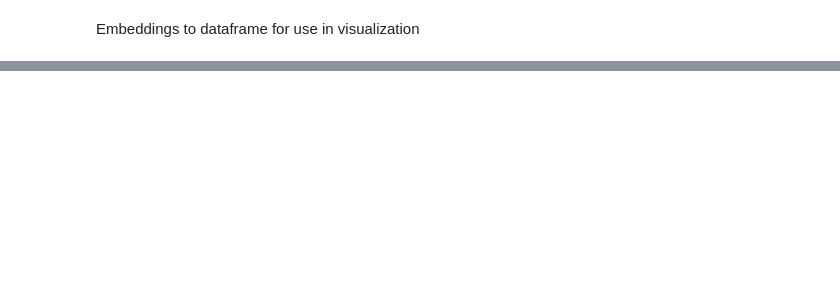
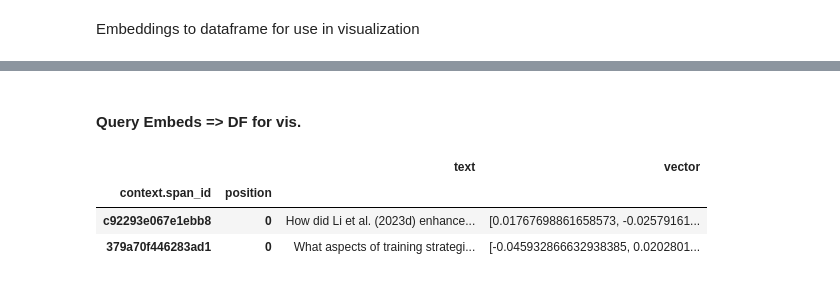
Before and after one commit to peterbull/regen-ai, a Jupyter notebook: nbs/240413_ragas_eval_from_csv.ipynb, the cells around one changed output, grey strips where cells are left out. Drawn from its saved outputs; the diff is of its cells as text; code cells hidden in the pictures; blank space fills up the shorter version.

Commit message:
embedding vis working correctly in eval_from_csv

```diff
--- a/nbs/240413_ragas_eval_from_csv.ipynb
+++ b/nbs/240413_ragas_eval_from_csv.ipynb
@@ -123,0 +194,14 @@ ragas_evals_df.head()
+# %% [markdown]
+#### Query Embeds => DF for vis.
+# %%
+# dataset containing embeddings for visualization
+query_embeddings_df = px.Client().query_spans(
+    SpanQuery().explode("embedding.embeddings", text="embedding.text", vector="embedding.vector"),
+    project_name="llama-index",
+)
+query_embeddings_df.head()
+# %% [output]
+|  |  | text | vector |
+| context.span_id | position |  |  |
+| c92293e067e1ebb8 | 0 | How did Li et al. (2023d) enhance... | [0.01767698861658573, -0.02579161... |
+| 379a70f446283ad1 | 0 | What aspects of training strategi... | [-0.045932866632938385, 0.0202801... |
```
Also changed, not shown: parts of 19 cells of this notebook, 6 other files.
